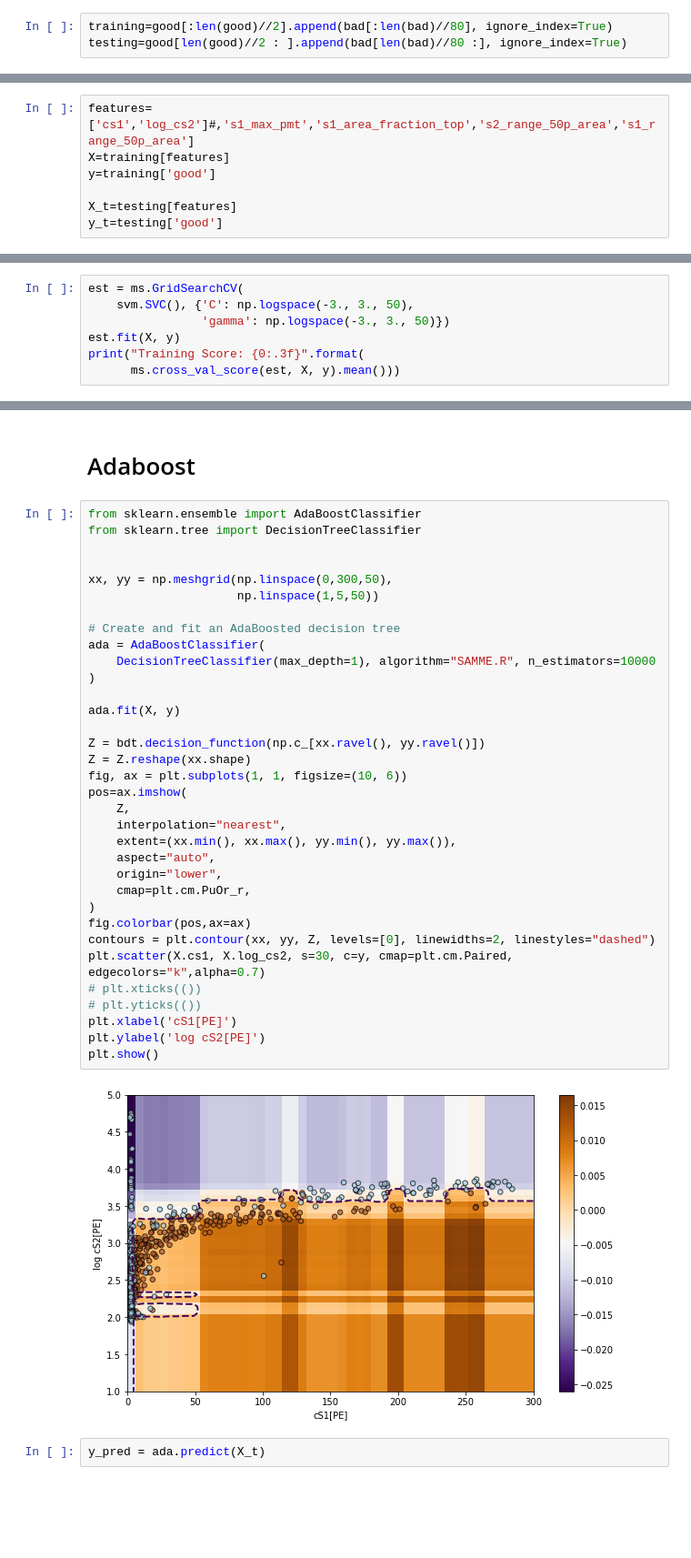
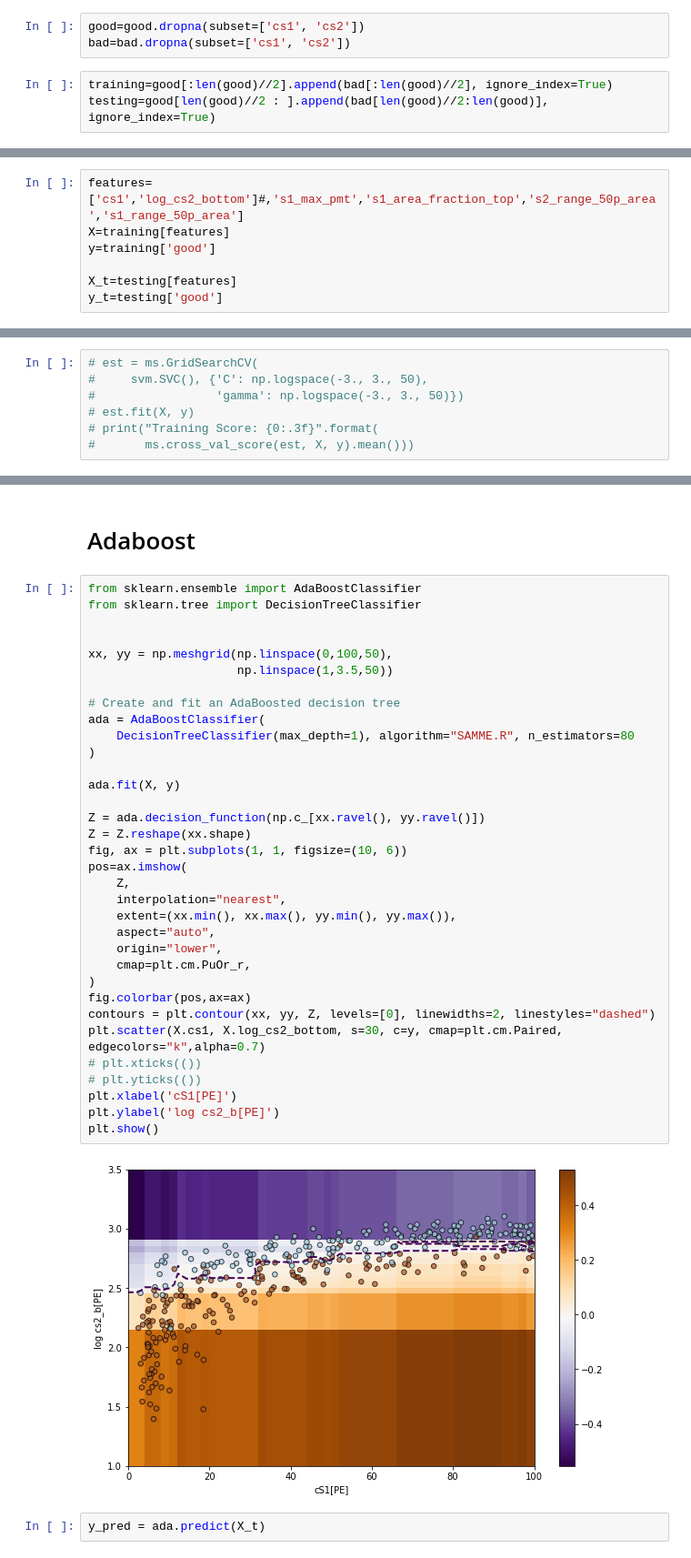
Before and after one commit to boblsc/ML_course, a Jupyter notebook: Traning on AmBe&Rn.ipynb, the cells around one changed output, grey strips where cells are left out. Shown at 91% size. Saved outputs shown, nothing was run; the diff lists cells and outputs as text; blank space fills up the shorter version.

```diff
--- a/Traning on AmBe&Rn.ipynb
+++ b/Traning on AmBe&Rn.ipynb
@@ -85,9 +102,12 @@ Try using .loc[row_indexer,col_indexer] = value instead
 
 See the caveats in the documentation: https://pandas.pydata.org/pandas-docs/stable/user_guide/indexing.html#returning-a-view-versus-a-copy
   self.obj[item] = s
+# %%
+good=good.dropna(subset=['cs1', 'cs2'])
+bad=bad.dropna(subset=['cs1', 'cs2'])
 # %%
-training=good[:len(good)//2].append(bad[:len(bad)//80], ignore_index=True)
-testing=good[len(good)//2 : ].append(bad[len(bad)//80 :], ignore_index=True)
+training=good[:len(good)//2].append(bad[:len(good)//2], ignore_index=True)
+testing=good[len(good)//2 : ].append(bad[len(good)//2:len(good)], ignore_index=True)
 # %%
 len(training)
 # %% [output]
@@ -105,5 +125,5 @@ plt.legend()
 # %%
-features=['cs1','log_cs2']#,'s1_max_pmt','s1_area_fraction_top','s2_range_50p_area','s1_range_50p_area']
+features=['cs1','log_cs2_bottom']#,'s1_max_pmt','s1_area_fraction_top','s2_range_50p_area','s1_range_50p_area']
 X=training[features]
 y=training['good']
 
@@ -112,9 +132,9 @@ y_t=testing['good']
 # %% [markdown]
 # GridSVC
 # %%
-est = ms.GridSearchCV(
-    svm.SVC(), {'C': np.logspace(-3., 3., 50),
-                'gamma': np.logspace(-3., 3., 50)})
-est.fit(X, y)
-print("Training Score: {0:.3f}".format(
-      ms.cross_val_score(est, X, y).mean()))
+# est = ms.GridSearchCV(
+#     svm.SVC(), {'C': np.logspace(-3., 3., 50),
+#                 'gamma': np.logspace(-3., 3., 50)})
+# est.fit(X, y)
+# print("Training Score: {0:.3f}".format(
+#       ms.cross_val_score(est, X, y).mean()))
@@ -200,39 +211,39 @@ plt.show()
 # %%
 from sklearn.ensemble import AdaBoostClassifier
 from sklearn.tree import DecisionTreeClassifier
 
 
-xx, yy = np.meshgrid(np.linspace(0,300,50),
-                     np.linspace(1,5,50))
+xx, yy = np.meshgrid(np.linspace(0,100,50),
+                     np.linspace(1,3.5,50))
 
 # Create and fit an AdaBoosted decision tree
 ada = AdaBoostClassifier(
-    DecisionTreeClassifier(max_depth=1), algorithm="SAMME.R", n_estimators=10000
+    DecisionTreeClassifier(max_depth=1), algorithm="SAMME.R", n_estimators=80
 )
 
 ada.fit(X, y)
 
-Z = bdt.decision_function(np.c_[xx.ravel(), yy.ravel()])
+Z = ada.decision_function(np.c_[xx.ravel(), yy.ravel()])
 Z = Z.reshape(xx.shape)
 fig, ax = plt.subplots(1, 1, figsize=(10, 6))
 pos=ax.imshow(
     Z,
     interpolation="nearest",
     extent=(xx.min(), xx.max(), yy.min(), yy.max()),
     aspect="auto",
     origin="lower",
     cmap=plt.cm.PuOr_r,
 )
 fig.colorbar(pos,ax=ax)
 contours = plt.contour(xx, yy, Z, levels=[0], linewidths=2, linestyles="dashed")
-plt.scatter(X.cs1, X.log_cs2, s=30, c=y, cmap=plt.cm.Paired, edgecolors="k",alpha=0.7)
+plt.scatter(X.cs1, X.log_cs2_bottom, s=30, c=y, cmap=plt.cm.Paired, edgecolors="k",alpha=0.7)
 # plt.xticks(())
 # plt.yticks(())
 plt.xlabel('cS1[PE]')
-plt.ylabel('log cS2[PE]')
+plt.ylabel('log cs2_b[PE]')
 plt.show()
 # %% [output]
-[figure, old version]
+[figure, new version]
 # %%
 y_pred = ada.predict(X_t)
 # %%
```
Also changed, not shown: parts of 23 cells of this notebook.
